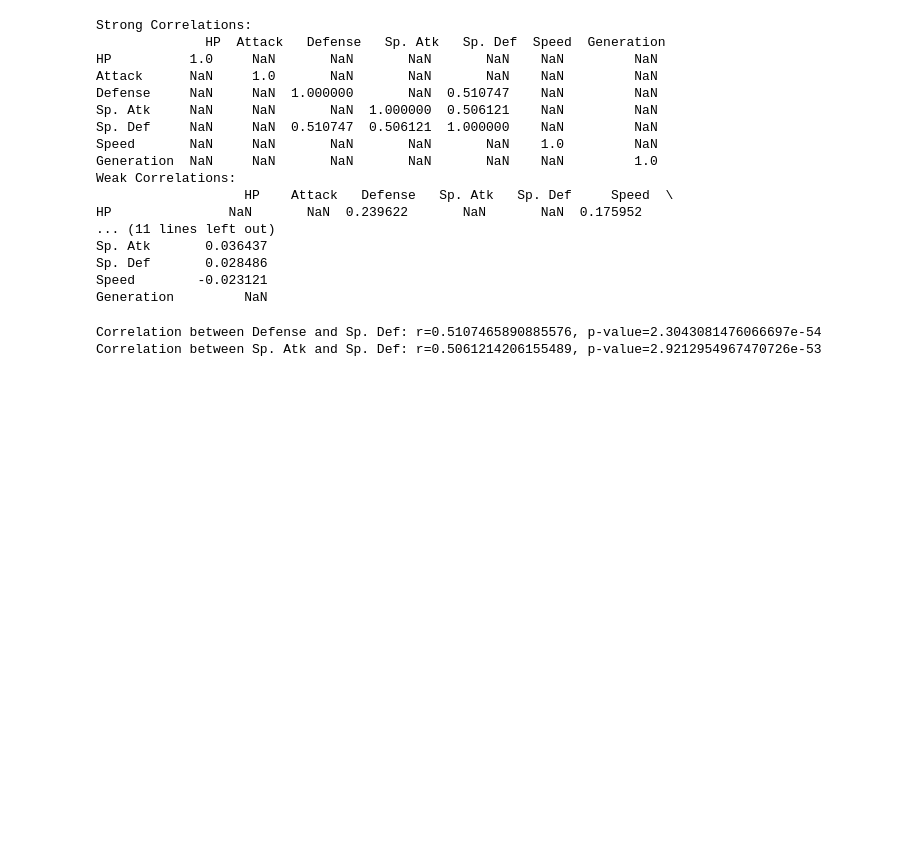
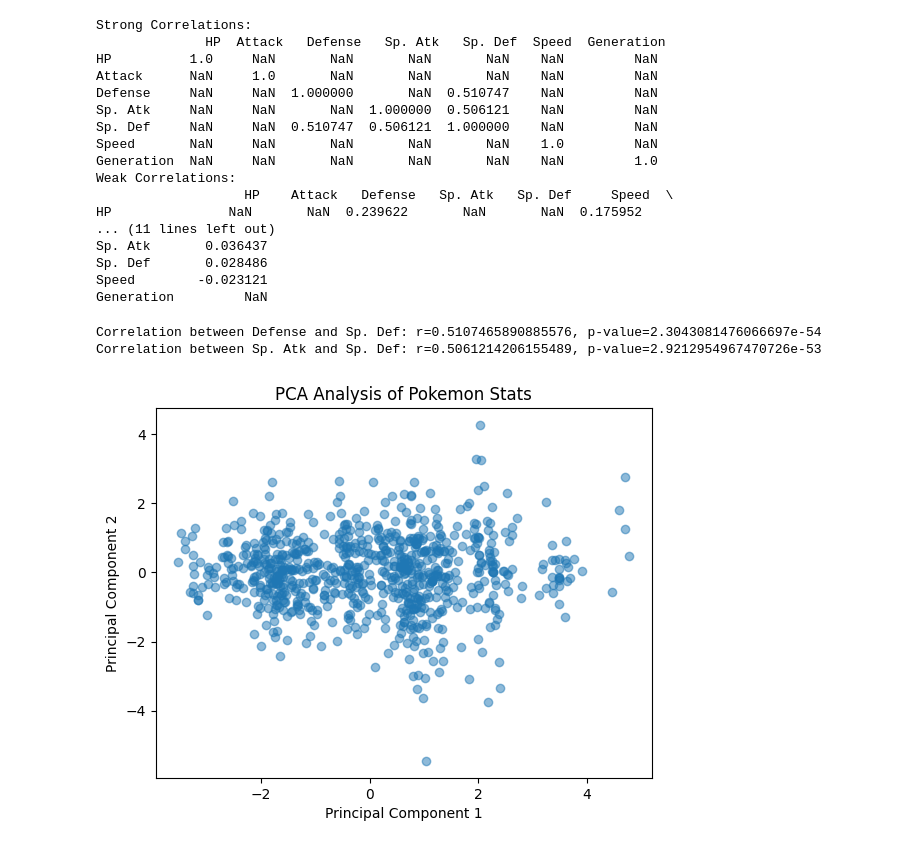
Before and after one commit to ved4a/CS-3510, a Jupyter notebook: a1/pokemon-analysis.ipynb, the cells around one changed output. Drawn from its saved outputs; the diff is of its cells as text; code cells hidden in the pictures; blank space fills up the shorter version.

```diff
--- a/a1/pokemon-analysis.ipynb
+++ b/a1/pokemon-analysis.ipynb
@@ -156,3 +156,19 @@ print(f"Correlation between Sp. Atk and Sp. Def: r={stat}, p-value={p_value}")
 # %% [output]
 Correlation between Defense and Sp. Def: r=0.5107465890885576, p-value=2.3043081476066697e-54
 Correlation between Sp. Atk and Sp. Def: r=0.5061214206155489, p-value=2.9212954967470726e-53
+# %%
+from sklearn.decomposition import PCA
+from sklearn.preprocessing import StandardScaler
+
+scaler = StandardScaler()
+scaled_features = scaler.fit_transform(numeric_df)
+pca = PCA(n_components=2)
+principal_components = pca.fit_transform(scaled_features)
+df_pca = pd.DataFrame(data=principal_components, columns=["PC1", "PC2"])
+plt.scatter(df_pca["PC1"], df_pca["PC2"], alpha=0.5)
+plt.xlabel("Principal Component 1")
+plt.ylabel("Principal Component 2")
+plt.title("PCA Analysis of Pokemon Stats")
+plt.show()
+# %% [output]
+[figure, added]
```
